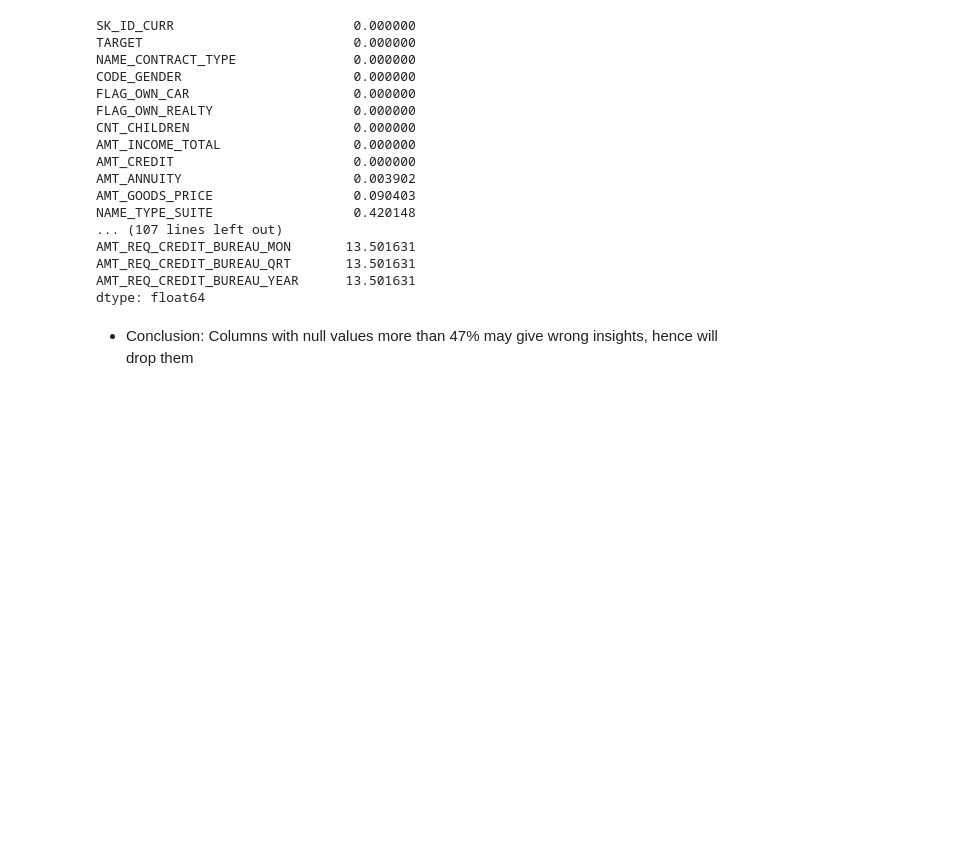
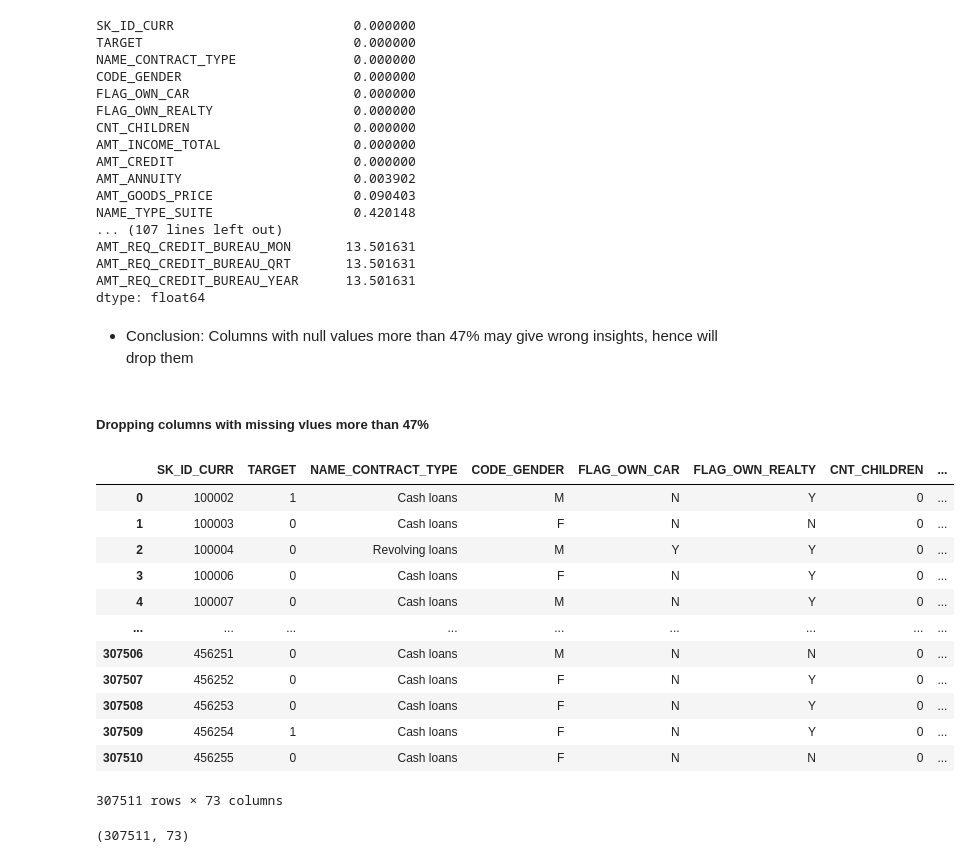
Before and after one commit to Sushant2103-afk/cred-eda, a Jupyter notebook: notebook/cred_eda.ipynb, the cells around one changed output. Saved outputs shown, nothing was run; the diff lists cells and outputs as text; code cells hidden in the pictures; blank space fills up the shorter version.

Commit message:
Remove columns with >47% missing values after data quality assessment

```diff
--- a/notebook/cred_eda.ipynb
+++ b/notebook/cred_eda.ipynb
@@ -65,3 +65,28 @@ AMT_REQ_CREDIT_BUREAU_YEAR      13.501631
 dtype: float64
 # %% [markdown]
 - Conclusion: Columns with null values more than 47% may give wrong insights, hence will drop them
+# %% [markdown]
+##### Dropping columns with missing vlues more than 47%
+# %%
+percentage = 47
+threshold = int(((100-percentage)/100)*app_data.shape[0]+1)
+app_df = app_data.dropna(axis = 1,thresh = threshold)
+app_df
+# %% [output]
+|  | SK_ID_CURR | TARGET | NAME_CONTRACT_TYPE | CODE_GENDER | FLAG_OWN_CAR | FLAG_OWN_REALTY | CNT_CHILDREN | ... |
+| 0 | 100002 | 1 | Cash loans | M | N | Y | 0 | ... |
+| 1 | 100003 | 0 | Cash loans | F | N | N | 0 | ... |
+| 2 | 100004 | 0 | Revolving loans | M | Y | Y | 0 | ... |
+| 3 | 100006 | 0 | Cash loans | F | N | Y | 0 | ... |
+| 4 | 100007 | 0 | Cash loans | M | N | Y | 0 | ... |
+| ... | ... | ... | ... | ... | ... | ... | ... | ... |
+| 307506 | 456251 | 0 | Cash loans | M | N | N | 0 | ... |
+| 307507 | 456252 | 0 | Cash loans | F | N | Y | 0 | ... |
+| 307508 | 456253 | 0 | Cash loans | F | N | Y | 0 | ... |
+| 307509 | 456254 | 1 | Cash loans | F | N | Y | 0 | ... |
+| 307510 | 456255 | 0 | Cash loans | F | N | N | 0 | ... |
+307511 rows × 73 columns
+# %%
+app_df.shape
+# %% [output]
+(307511, 73)
```
Also changed, not shown: parts of 1 cell of this notebook.
